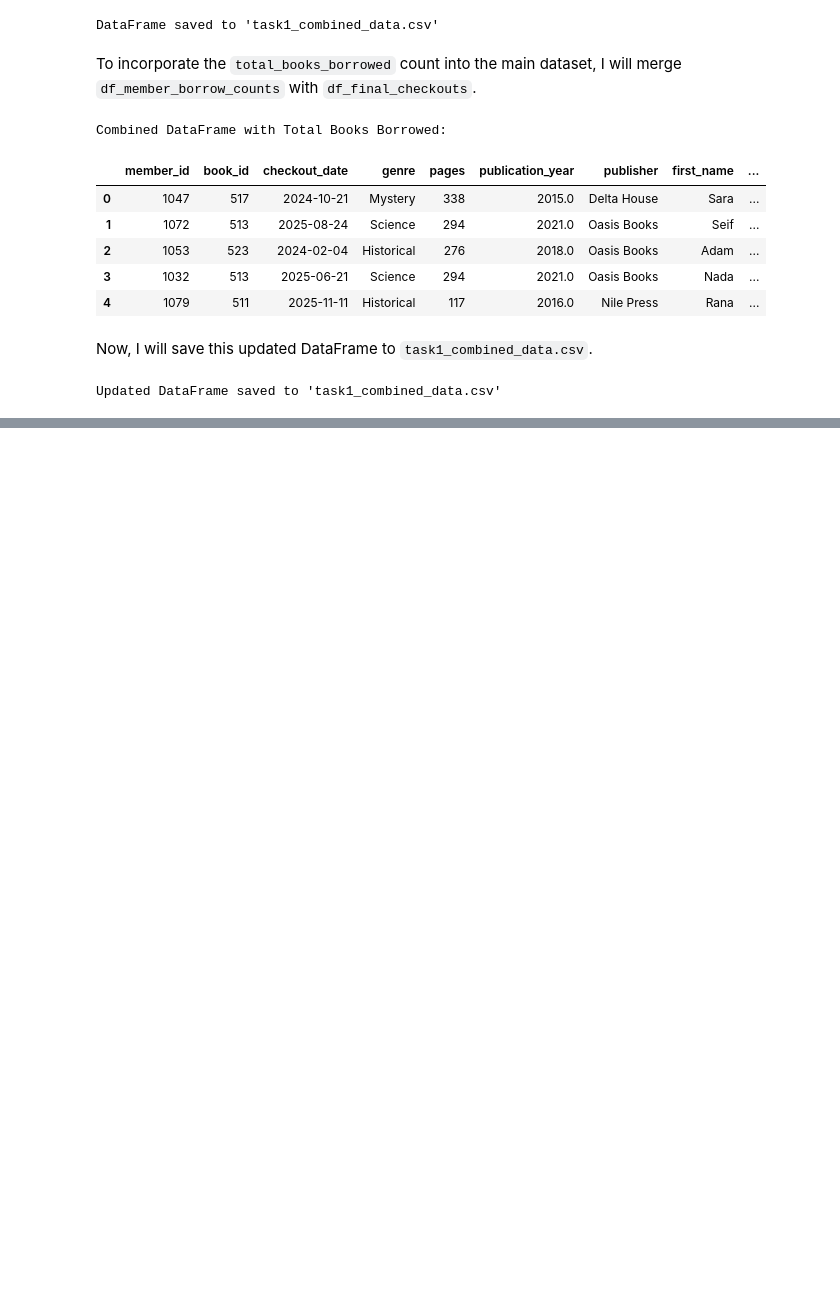
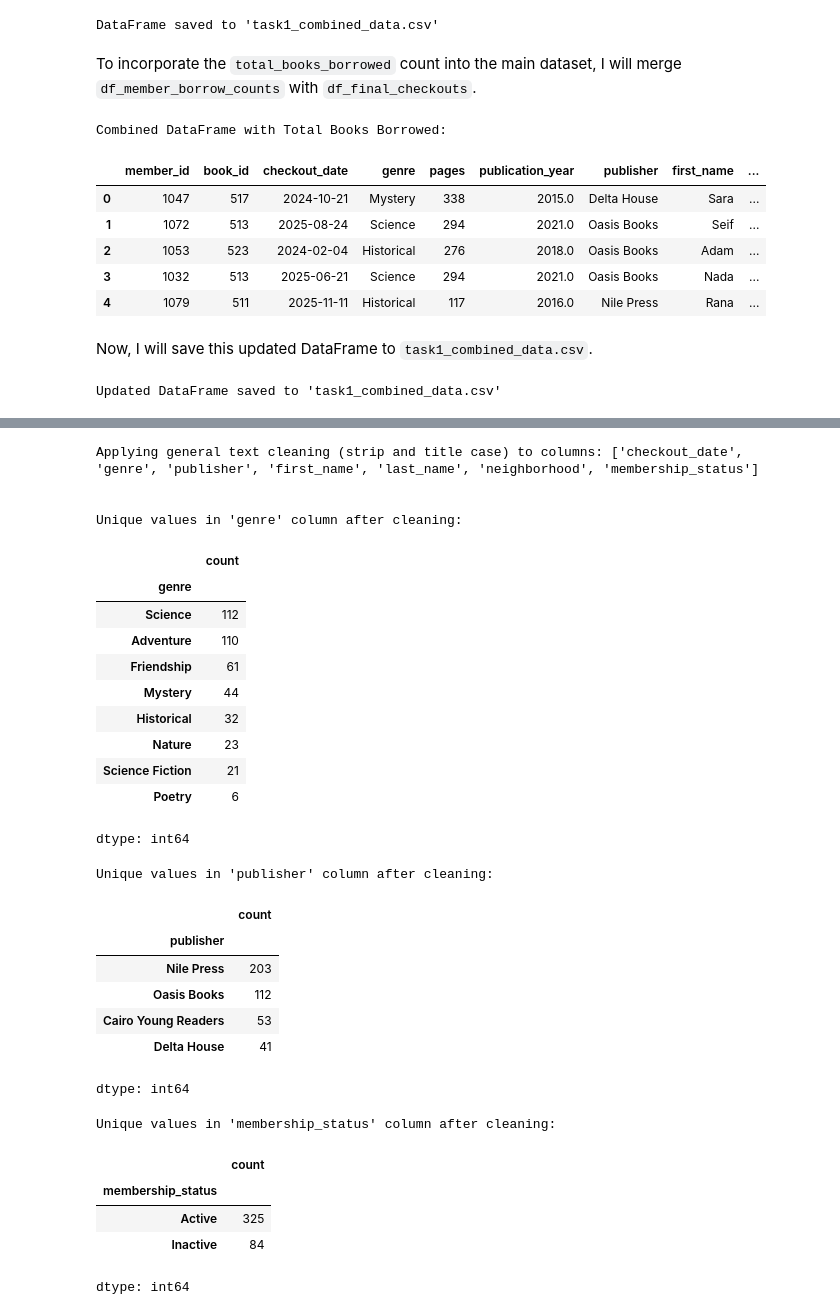
Before and after one commit to noor-omar/DECI-colabProject, a Jupyter notebook: EYOUTH_31005041700343_Library.ipynb, the cells around one changed output, grey strips where cells are left out. Saved outputs shown, nothing was run; the diff lists cells and outputs as text; code cells hidden in the pictures; blank space fills up the shorter version.

```diff
--- a/EYOUTH_31005041700343_Library.ipynb
+++ b/EYOUTH_31005041700343_Library.ipynb
@@ -195,0 +226,12 @@ Updated DataFrame saved to 'task1_combined_data.csv'
+# %%
+# Fill missing values for specified columns with 'Unknown'
+df_final_checkouts_with_borrow_counts['neighborhood'] = df_final_checkouts_with_borrow_counts['neighborhood'].fillna('Unknown')
+df_final_checkouts_with_borrow_counts['first_name'] = df_final_checkouts_with_borrow_counts['first_name'].fillna('Unknown')
+df_final_checkouts_with_borrow_counts['last_name'] = df_final_checkouts_with_borrow_counts['last_name'].fillna('Unknown')
+
+print("Missing values filled for 'neighborhood', 'first_name', and 'last_name' with 'Unknown'.")
+
+# Verify the changes by re-checking missing values for these columns
+print("\nVerifying missing values after filling:")
+missing_info_after_fill = df_final_checkouts_with_borrow_counts[['neighborhood', 'first_name', 'last_name']].isnull().sum()
+display(missing_info_after_fill)
@@ -195,0 +289,9 @@ Updated DataFrame saved to 'task1_combined_data.csv'
+# %%
+# Check for duplicate records
+duplicate_rows = df_final_checkouts_with_borrow_counts.duplicated().sum()
+print(f"Number of duplicate records found: {duplicate_rows}")
+
+# Remove duplicate records
+df_final_checkouts_cleaned = df_final_checkouts_with_borrow_counts.drop_duplicates()
+
+print(f"Number of records after removing duplicates: {len(df_final_checkouts_cleaned)}")
@@ -195,0 +309,51 @@ Updated DataFrame saved to 'task1_combined_data.csv'
+# %%
+# To avoid SettingWithCopyWarning, explicitly work on a copy
+df_final_checkouts_cleaned = df_final_checkouts_cleaned.copy()
+
+# Identify all object (string) columns for general cleaning
+text_columns = df_final_checkouts_cleaned.select_dtypes(include='object').columns
+
+print(f"Applying general text cleaning (strip and title case) to columns: {list(text_columns)}\n")
+
+for col in text_columns:
+    df_final_checkouts_cleaned[col] = df_final_checkouts_cleaned[col].str.strip().str.title()
+
+# Verify the changes in genre
+print("\nUnique values in 'genre' column after cleaning:")
+display(df_final_checkouts_cleaned['genre'].value_counts())
+
+print("\nUnique values in 'publisher' column after cleaning:")
+display(df_final_checkouts_cleaned['publisher'].value_counts())
+
+print("\nUnique values in 'membership_status' column after cleaning:")
+display(df_final_checkouts_cleaned['membership_status'].value_counts())
+# %% [output]
+Applying general text cleaning (strip and title case) to columns: ['checkout_date', 'genre', 'publisher', 'first_name', 'last_name', 'neighborhood', 'membership_status']
+
+
+Unique values in 'genre' column after cleaning:
+|  | count |
+| genre |  |
+| Science | 112 |
+| Adventure | 110 |
+| Friendship | 61 |
+| Mystery | 44 |
+| Historical | 32 |
+| Nature | 23 |
+| Science Fiction | 21 |
+| Poetry | 6 |
+dtype: int64
+Unique values in 'publisher' column after cleaning:
+|  | count |
+| publisher |  |
+| Nile Press | 203 |
+| Oasis Books | 112 |
+| Cairo Young Readers | 53 |
+| Delta House | 41 |
+dtype: int64
+Unique values in 'membership_status' column after cleaning:
+|  | count |
+| membership_status |  |
+| Active | 325 |
+| Inactive | 84 |
+dtype: int64
```
Also changed, not shown: parts of 12 cells of this notebook.
